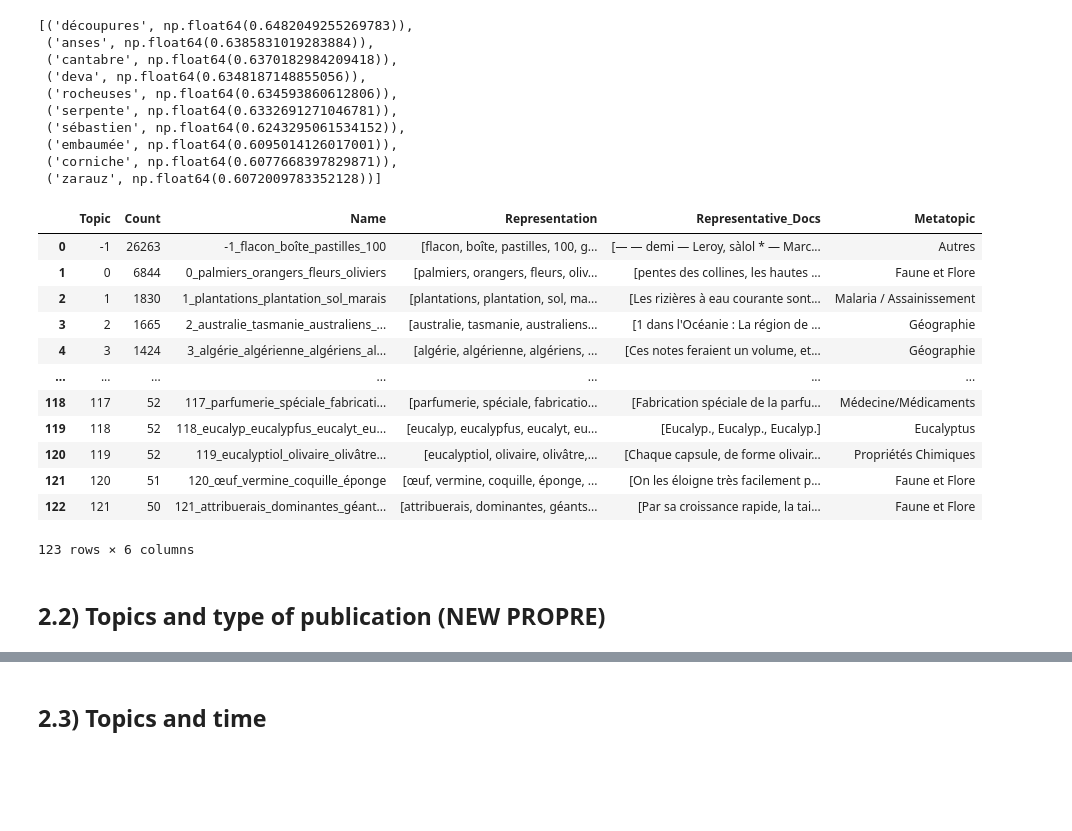
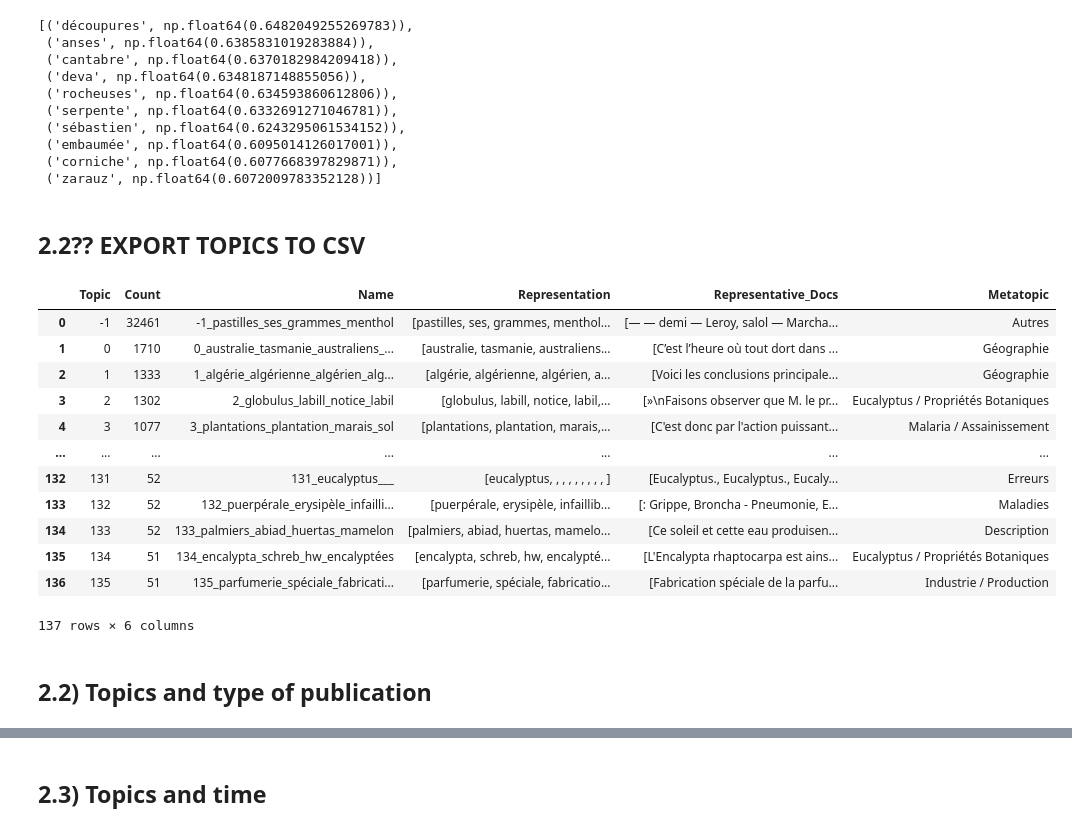
Before and after one commit to dh-epfl-students/lhst-the-ecology-of-eucalyptus, a Jupyter notebook: analysis/topic_modeling.ipynb, the cells around one changed output, grey strips where cells are left out. Cells and saved outputs as stored; diff of their text form; code cells hidden in the pictures; blank space fills up the shorter version.

```diff
--- a/analysis/topic_modeling.ipynb
+++ b/analysis/topic_modeling.ipynb
@@ -58,6 +63,11 @@ embeddings.position_ids | UNEXPECTED |  |
 
 Notes:
 - UNEXPECTED:   can be ignored when loading from different task/architecture; not ok if you expect identical arch.
+# %%
+# Merge similar topics:
+topics_to_merge = [[51, 8], [24, 47], [50, 52]]
+topic_model.merge_topics(docs_text, topics_to_merge)
+topics = topic_model.topics_
 # %%
 #Reduce outliers
 less_outliers_topics = topic_model.reduce_outliers(docs_text, topics)
@@ -80,10 +74,16 @@ Topic: 0
 # %%
 #Save topic_model
 with open("topic_model.pkl", "wb") as fp:
-    pickle.dump((docs_text, docs_ark), fp)
+    pickle.dump(topic_model, fp)
+
+with open("less_outliers.pkl", "wb") as fp:
+    pickle.dump(less_outliers_topics, fp)
 # %%
 #Load topic_model
 with open("topic_model.pkl", "rb") as fp:
-    docs_text, docs_ark = pickle.load(fp)
+    topic_model = pickle.load(fp)
+
+with open("less_outliers.pkl", "rb") as fp:
+    less_outliers_topics = pickle.load(fp)
 # %% [markdown]
 ## 1.1) Assign Meta-topics:
@@ -104,0 +90,15 @@ metatopics = {
+# %%
+metatopics = {
+    "Géographie": [0, 1, 40, 43, 53, 55, 77, 79, 91, 96],
+    "Eucalyptus / Propriétés Botaniques": [2, 7, 14, 24, 37, 45, 49, 92, 93, 99, 134],
+    "Faune et Flore": [8, 10, 17, 20, 27, 68, 108, 111, 121],
+    "Malaria / Assainissement": [3, 9, 29, 104],
+    "Maladies": [18, 34, 35, 44, 58, 82, 95, 103, 116, 118, 120, 132],
+    "Médecine/Médicaments": [12, 15, 19, 23, 25, 31, 32, 42, 48, 50, 51, 52, 57, 59, 65, 67, 72, 73, 84, 87, 107, 109, 113, 114],
+    "Propriétés Chimiques": [22, 26, 61, 62, 74, 85, 89, 100, 102, 115],
+    "Industrie / Production": [11, 81, 98, 112, 135],
+    "Institutions / Transport": [16, 21, 36, 39, 54, 56, 71, 75, 80, 83, 88, 110, 130],
+    "Description": [13, 33, 119, 127, 133],
+    "Autres": [-1, 6, 28, 30, 38, 41, 46, 47, 60, 63, 64, 66, 69, 70, 76, 78, 86, 90, 97, 105, 122, 124, 126, 128, 129],
+    "Erreurs": [4, 5, 94, 101, 106, 117, 123, 125, 131],
+}
@@ -141,30 +158,34 @@ Topic: 101
  ('embaumée', np.float64(0.6095014126017001)),
  ('corniche', np.float64(0.6077668397829871)),
  ('zarauz', np.float64(0.6072009783352128))]
+# %% [markdown]
+## 2.2?? EXPORT TOPICS TO CSV
 # %%
+
 topic_info = topic_model.get_topic_info()
 metatopic_list = []
 for topic in topic_info["Topic"].to_list():
     for metatopic, corresponding_topics in metatopics.items():
         if topic in corresponding_topics:
             metatopic_list.append(metatopic)
+            continue
 topic_info["Metatopic"] = metatopic_list
 topic_info.to_csv("true_topics.csv", index=False)
 topic_info
 # %% [output]
 |  | Topic | Count | Name | Representation | Representative_Docs | Metatopic |
-| 0 | -1 | 26263 | -1_flacon_boîte_pastilles_100 | [flacon, boîte, pastilles, 100, g... | [— — demi — Leroy, sàlol * — Marc... | Autres |
-| 1 | 0 | 6844 | 0_palmiers_orangers_fleurs_oliviers | [palmiers, orangers, fleurs, oliv... | [pentes des collines, les hautes ... | Faune et Flore |
-| 2 | 1 | 1830 | 1_plantations_plantation_sol_marais | [plantations, plantation, sol, ma... | [Les rizières à eau courante sont... | Malaria / Assainissement |
-| 3 | 2 | 1665 | 2_australie_tasmanie_australiens_... | [australie, tasmanie, australiens... | [1 dans l'Océanie : La région de ... | Géographie |
-| 4 | 3 | 1424 | 3_algérie_algérienne_algériens_al... | [algérie, algérienne, algériens, ... | [Ces notes feraient un volume, et... | Géographie |
+| 0 | -1 | 32461 | -1_pastilles_ses_grammes_menthol | [pastilles, ses, grammes, menthol... | [— — demi — Leroy, salol — Marcha... | Autres |
+| 1 | 0 | 1710 | 0_australie_tasmanie_australiens_... | [australie, tasmanie, australiens... | [C’est l’heure où tout dort dans ... | Géographie |
+| 2 | 1 | 1333 | 1_algérie_algérienne_algérien_alg... | [algérie, algérienne, algérien, a... | [Voici les conclusions principale... | Géographie |
+| 3 | 2 | 1302 | 2_globulus_labill_notice_labil | [globulus, labill, notice, labil,... | [»\nFaisons observer que M. le pr... | Eucalyptus / Propriétés Botaniques |
+| 4 | 3 | 1077 | 3_plantations_plantation_marais_sol | [plantations, plantation, marais,... | [C'est donc par l'action puissant... | Malaria / Assainissement |
 | ... | ... | ... | ... | ... | ... | ... |
-| 118 | 117 | 52 | 117_parfumerie_spéciale_fabricati... | [parfumerie, spéciale, fabricatio... | [Fabrication spéciale de la parfu... | Médecine/Médicaments |
-| 119 | 118 | 52 | 118_eucalyp_eucalypfus_eucalyt_eu... | [eucalyp, eucalypfus, eucalyt, eu... | [Eucalyp., Eucalyp., Eucalyp.] | Eucalyptus |
-| 120 | 119 | 52 | 119_eucalyptiol_olivaire_olivâtre... | [eucalyptiol, olivaire, olivâtre,... | [Chaque capsule, de forme olivair... | Propriétés Chimiques |
-| 121 | 120 | 51 | 120_œuf_vermine_coquille_éponge | [œuf, vermine, coquille, éponge, ... | [On les éloigne très facilement p... | Faune et Flore |
-| 122 | 121 | 50 | 121_attribuerais_dominantes_géant... | [attribuerais, dominantes, géants... | [Par sa croissance rapide, la tai... | Faune et Flore |
+| 132 | 131 | 52 | 131_eucalyptus___ | [eucalyptus, , , , , , , , , ] | [Eucalyptus., Eucalyptus., Eucaly... | Erreurs |
+| 133 | 132 | 52 | 132_puerpérale_erysipèle_infailli... | [puerpérale, erysipèle, infaillib... | [: Grippe, Broncha - Pneumonie, E... | Maladies |
+| 134 | 133 | 52 | 133_palmiers_abiad_huertas_mamelon | [palmiers, abiad, huertas, mamelo... | [Ce soleil et cette eau produisen... | Description |
+| 135 | 134 | 51 | 134_encalypta_schreb_hw_encalyptées | [encalypta, schreb, hw, encalypté... | [L'Encalypta rhaptocarpa est ains... | Eucalyptus / Propriétés Botaniques |
+| 136 | 135 | 51 | 135_parfumerie_spéciale_fabricati... | [parfumerie, spéciale, fabricatio... | [Fabrication spéciale de la parfu... | Industrie / Production |
-123 rows × 6 columns
+137 rows × 6 columns
 # %% [markdown]
-## 2.2) Topics and type of publication (NEW PROPRE)
+## 2.2) Topics and type of publication
 # %%
```
Also changed, not shown: parts of 34 cells of this notebook, 5 other files.
